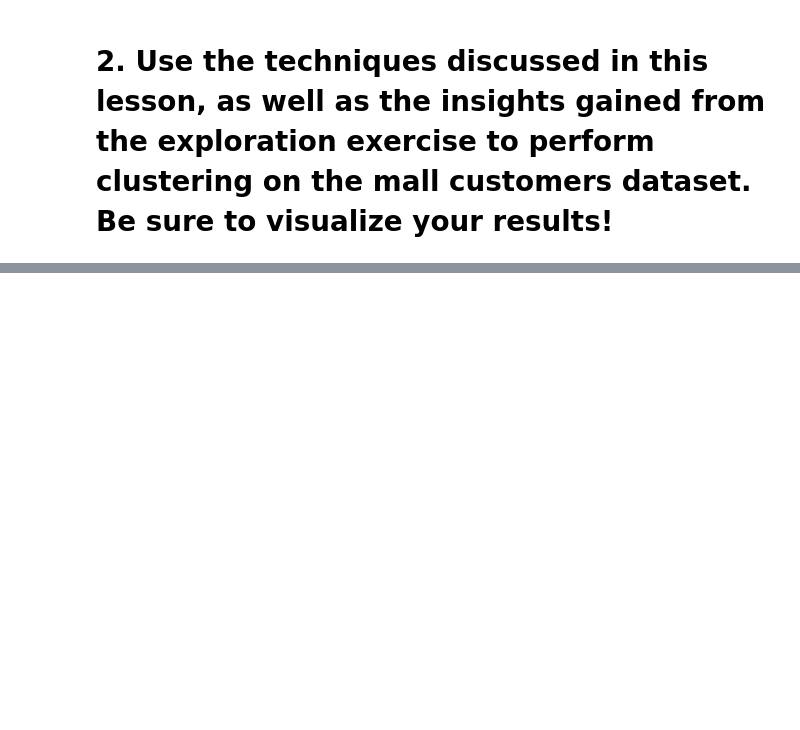
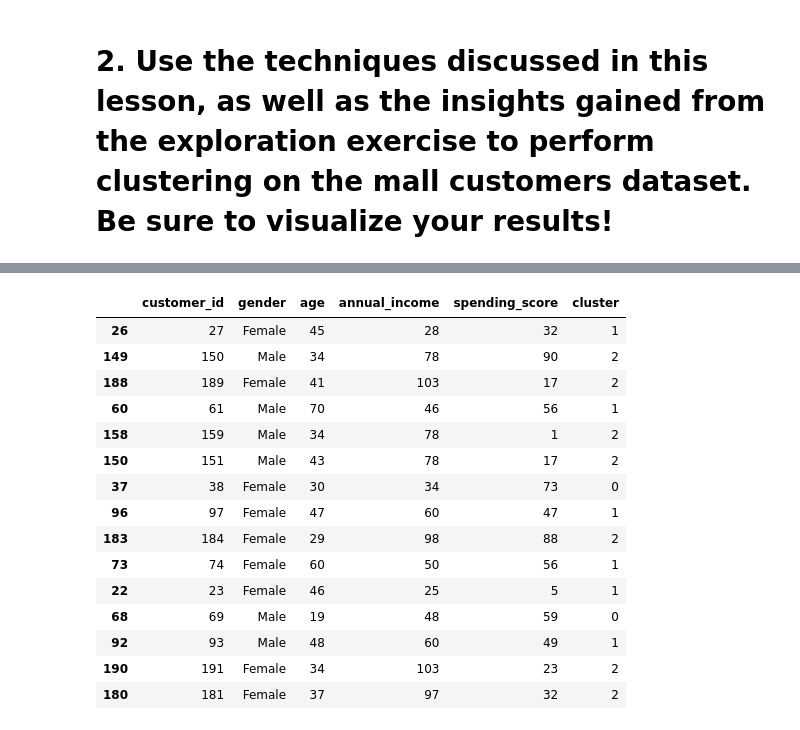
Before and after one commit to katherinesalazar/clustering-exercises, a Jupyter notebook: iris_modeling.ipynb, the cells around one changed output, grey strips where cells are left out. Saved outputs shown, nothing was run; the diff lists cells and outputs as text; code cells hidden in the pictures; blank space fills up the shorter version.

```diff
--- a/iris_modeling.ipynb
+++ b/iris_modeling.ipynb
@@ -629,0 +762,21 @@ for ax, k in zip(axs.ravel(), range(2, 6)):
+# %%
+# lets look at sample of 15 randomly selected rows in iris dataset
+
+df.sample(15)
+# %% [output]
+|  | customer_id | gender | age | annual_income | spending_score | cluster |
+| 26 | 27 | Female | 45 | 28 | 32 | 1 |
+| 149 | 150 | Male | 34 | 78 | 90 | 2 |
+| 188 | 189 | Female | 41 | 103 | 17 | 2 |
+| 60 | 61 | Male | 70 | 46 | 56 | 1 |
+| 158 | 159 | Male | 34 | 78 | 1 | 2 |
+| 150 | 151 | Male | 43 | 78 | 17 | 2 |
+| 37 | 38 | Female | 30 | 34 | 73 | 0 |
+| 96 | 97 | Female | 47 | 60 | 47 | 1 |
+| 183 | 184 | Female | 29 | 98 | 88 | 2 |
+| 73 | 74 | Female | 60 | 50 | 56 | 1 |
+| 22 | 23 | Female | 46 | 25 | 5 | 1 |
+| 68 | 69 | Male | 19 | 48 | 59 | 0 |
+| 92 | 93 | Male | 48 | 60 | 49 | 1 |
+| 190 | 191 | Female | 34 | 103 | 23 | 2 |
+| 180 | 181 | Female | 37 | 97 | 32 | 2 |
```
Also changed, not shown: parts of 22 cells of this notebook.
